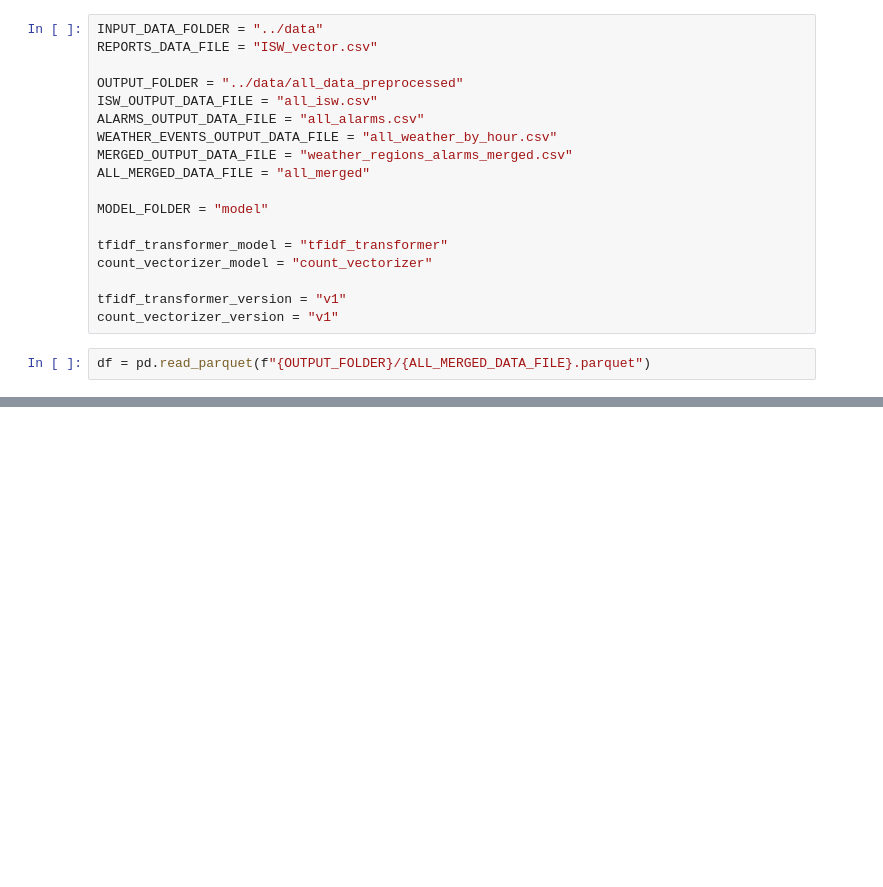
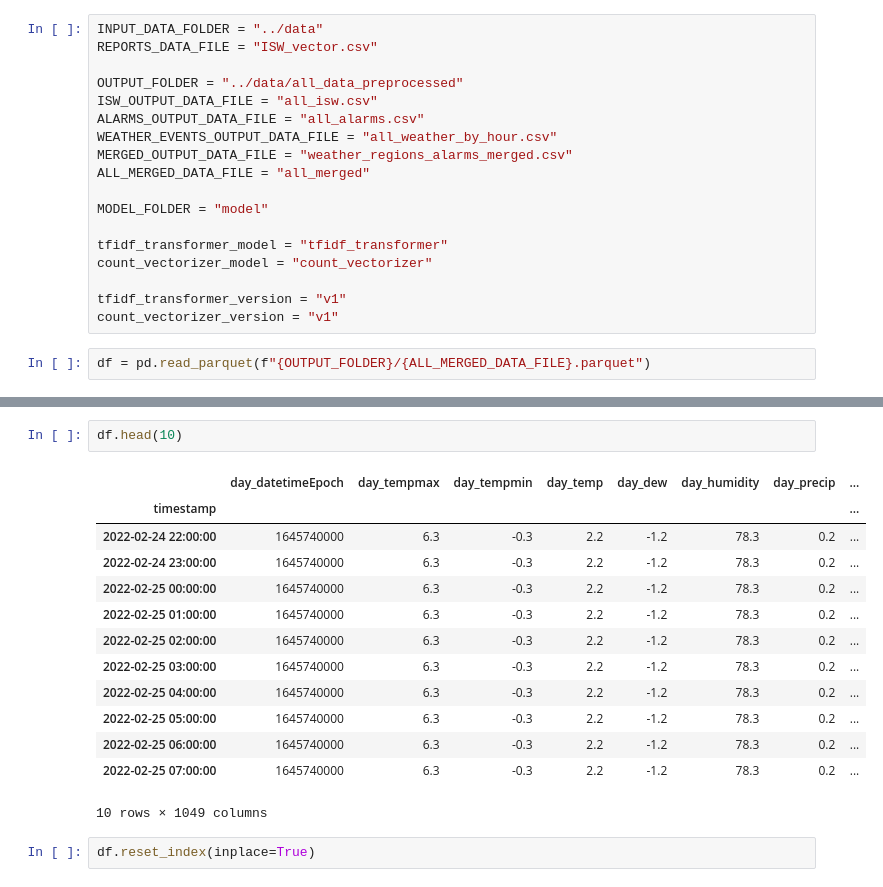
Before and after one commit to HliebOcheretianyi/H2_python_structure_and_data, a Jupyter notebook: src/feature.ipynb, the cells around one changed output, grey strips where cells are left out. Saved outputs shown, nothing was run; the diff lists cells and outputs as text; blank space fills up the shorter version.

```diff
--- a/src/feature.ipynb
+++ b/src/feature.ipynb
@@ -50,0 +167,18 @@ df[['hour_datetimeEpoch','alarms_in_regions']].head(6)
+# %%
+df.head(10)
+# %% [output]
+|  | day_datetimeEpoch | day_tempmax | day_tempmin | day_temp | day_dew | day_humidity | day_precip | ... |
+| timestamp |  |  |  |  |  |  |  | ... |
+| 2022-02-24 22:00:00 | 1645740000 | 6.3 | -0.3 | 2.2 | -1.2 | 78.3 | 0.2 | ... |
+| 2022-02-24 23:00:00 | 1645740000 | 6.3 | -0.3 | 2.2 | -1.2 | 78.3 | 0.2 | ... |
+| 2022-02-25 00:00:00 | 1645740000 | 6.3 | -0.3 | 2.2 | -1.2 | 78.3 | 0.2 | ... |
+| 2022-02-25 01:00:00 | 1645740000 | 6.3 | -0.3 | 2.2 | -1.2 | 78.3 | 0.2 | ... |
+| 2022-02-25 02:00:00 | 1645740000 | 6.3 | -0.3 | 2.2 | -1.2 | 78.3 | 0.2 | ... |
+| 2022-02-25 03:00:00 | 1645740000 | 6.3 | -0.3 | 2.2 | -1.2 | 78.3 | 0.2 | ... |
+| 2022-02-25 04:00:00 | 1645740000 | 6.3 | -0.3 | 2.2 | -1.2 | 78.3 | 0.2 | ... |
+| 2022-02-25 05:00:00 | 1645740000 | 6.3 | -0.3 | 2.2 | -1.2 | 78.3 | 0.2 | ... |
+| 2022-02-25 06:00:00 | 1645740000 | 6.3 | -0.3 | 2.2 | -1.2 | 78.3 | 0.2 | ... |
+| 2022-02-25 07:00:00 | 1645740000 | 6.3 | -0.3 | 2.2 | -1.2 | 78.3 | 0.2 | ... |
+10 rows × 1049 columns
+# %%
+df.reset_index(inplace=True)
```
Also changed, not shown: parts of 18 cells of this notebook, 3 other files.
